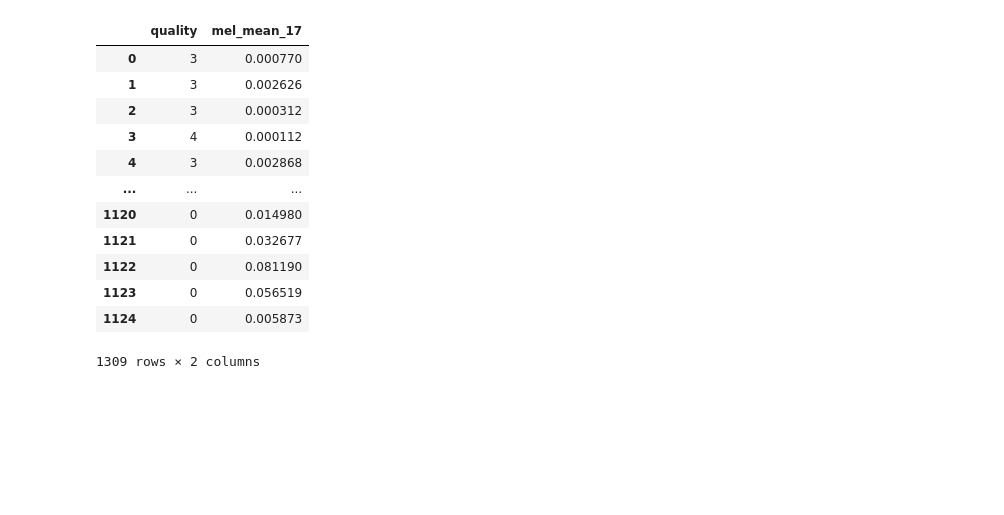
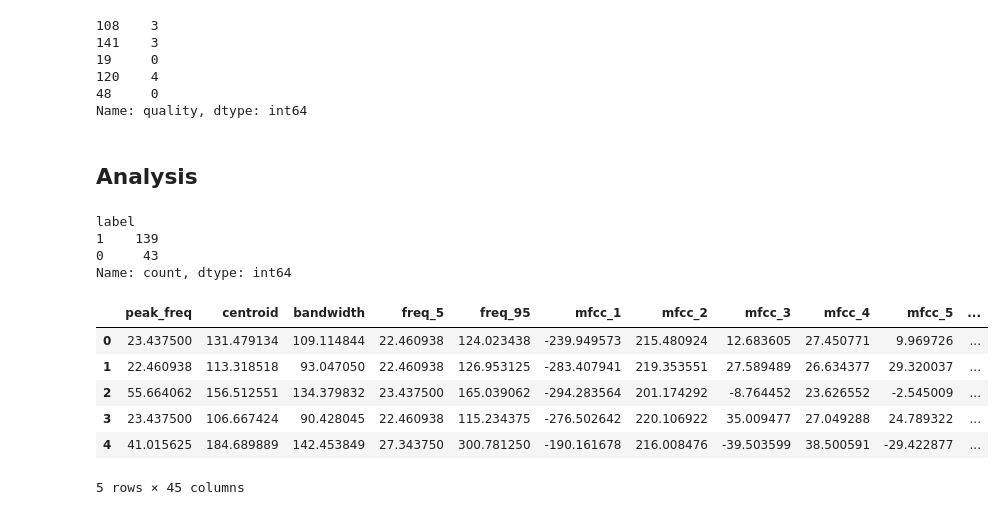
Before and after one commit to vu-a3em/a3em-python-package, a Jupyter notebook: a3em_package.ipynb, the cells around one changed output. Drawn from its saved outputs; the diff is of its cells as text; code cells hidden in the pictures; blank space fills up the shorter version.

```diff
--- a/a3em_package.ipynb
+++ b/a3em_package.ipynb
@@ -24,17 +21,9 @@ df
-# %%
-data = df[['quality', 'mel_mean_17']]
-data
-# %% [output]
-|  | quality | mel_mean_17 |
-| 0 | 3 | 0.000770 |
-| 1 | 3 | 0.002626 |
-| 2 | 3 | 0.000312 |
-| 3 | 4 | 0.000112 |
-| 4 | 3 | 0.002868 |
-| ... | ... | ... |
-| 1120 | 0 | 0.014980 |
-| 1121 | 0 | 0.032677 |
-| 1122 | 0 | 0.081190 |
-| 1123 | 0 | 0.056519 |
-| 1124 | 0 | 0.005873 |
-1309 rows × 2 columns
+# %%
+y_train.head()
+# %% [output]
+108    3
+141    3
+19     0
+120    4
+48     0
+Name: quality, dtype: int64
@@ -40,0 +35,2 @@ data
+# %% [markdown]
+## Analysis
@@ -40,0 +39,34 @@ data
+# %%
+train_features = pd.read_csv('./data/train/features.csv')
+train_labels = pd.read_csv('./data/train/labels.csv')
+# %%
+# create a binary classifier for rumbles
+train_labels['label'] = train_labels['quality'].replace({
+    0: 0,
+    3: 1,
+    4: 1
+})
+train_labels['label'].value_counts()
+# %% [output]
+label
+1    139
+0     43
+Name: count, dtype: int64
+# %%
+# Remove identifier columns
+train_features = train_features.drop(columns=['Unnamed: 0'])
+train_labels = train_labels.drop(columns=['Unnamed: 0', 'quality'])
+
+# Combine
+df = train_features.copy()
+df['label'] = train_labels['label']
+# %%
+df.head()
+# %% [output]
+|  | peak_freq | centroid | bandwidth | freq_5 | freq_95 | mfcc_1 | mfcc_2 | mfcc_3 | mfcc_4 | mfcc_5 | ... |
+| 0 | 23.437500 | 131.479134 | 109.114844 | 22.460938 | 124.023438 | -239.949573 | 215.480924 | 12.683605 | 27.450771 | 9.969726 | ... |
+| 1 | 22.460938 | 113.318518 | 93.047050 | 22.460938 | 126.953125 | -283.407941 | 219.353551 | 27.589489 | 26.634377 | 29.320037 | ... |
+| 2 | 55.664062 | 156.512551 | 134.379832 | 23.437500 | 165.039062 | -294.283564 | 201.174292 | -8.764452 | 23.626552 | -2.545009 | ... |
+| 3 | 23.437500 | 106.667424 | 90.428045 | 22.460938 | 115.234375 | -276.502642 | 220.106922 | 35.009477 | 27.049288 | 24.789322 | ... |
+| 4 | 41.015625 | 184.689889 | 142.453849 | 27.343750 | 300.781250 | -190.161678 | 216.008476 | -39.503599 | 38.500591 | -29.422877 | ... |
+5 rows × 45 columns
```
Also changed, not shown: parts of 18 cells of this notebook, 4 other files.
